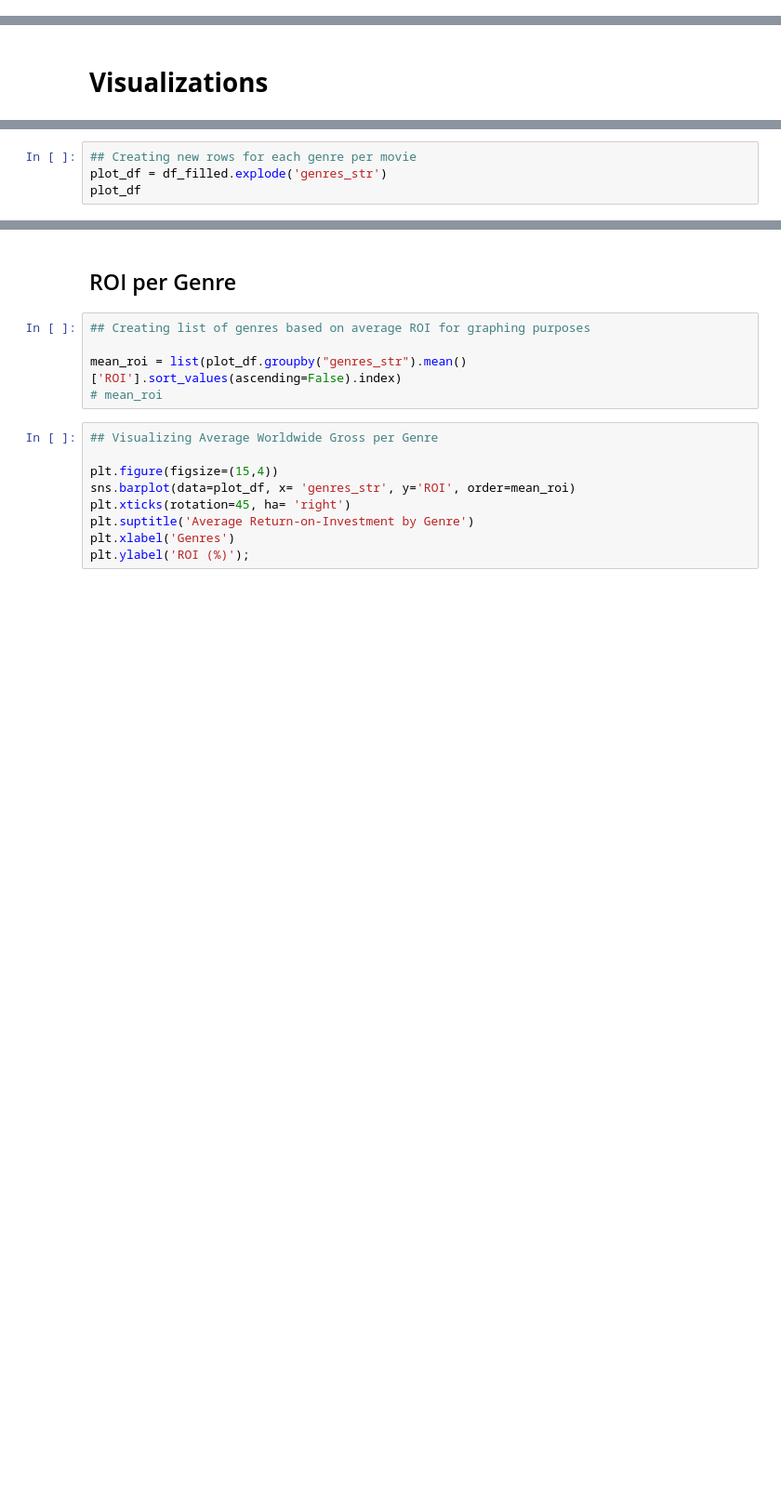
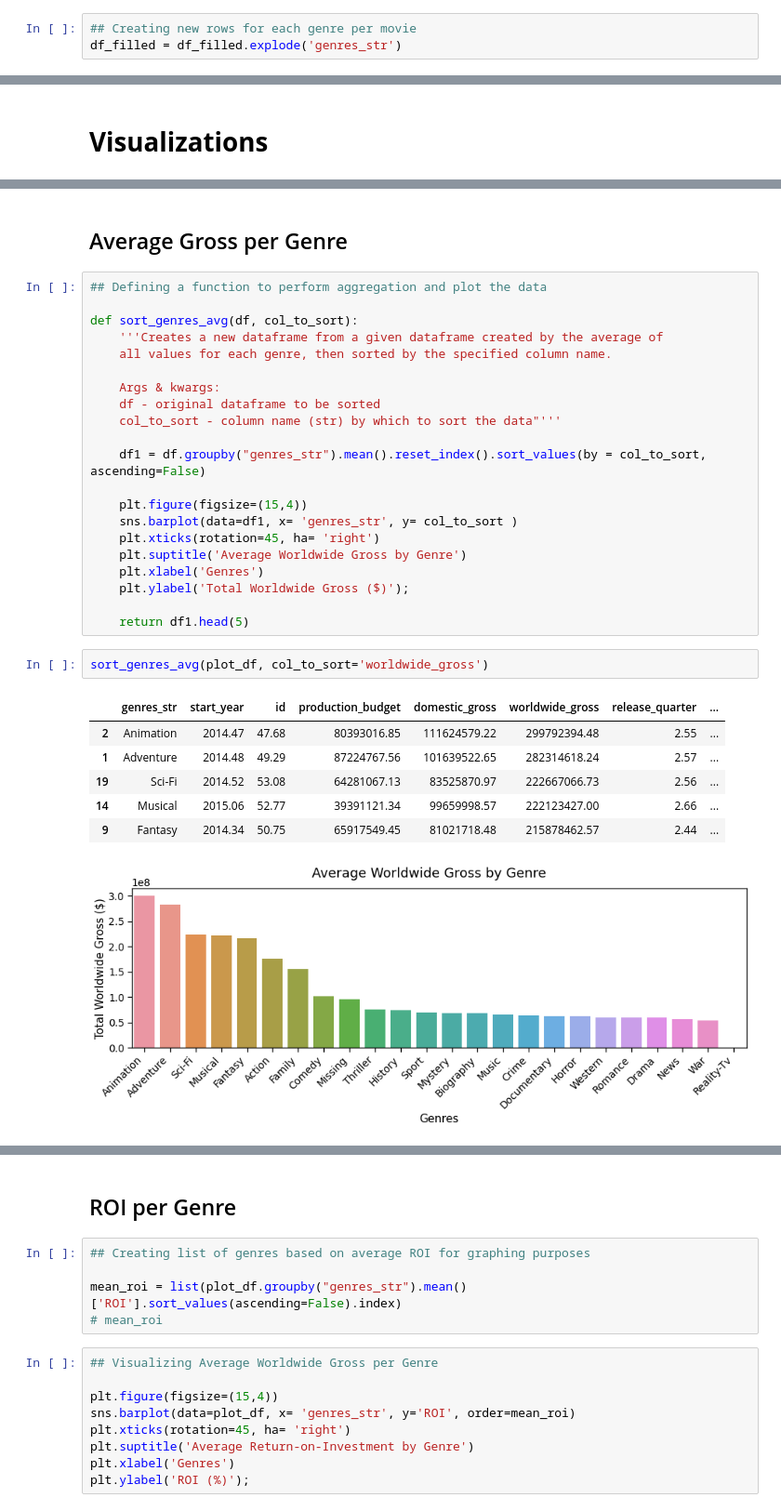
Before and after one commit to BenJMcCarty/BMC_P1P_Redo, a Jupyter notebook: student.ipynb, the cells around one changed output, grey strips where cells are left out. Shown at 93% size. Saved outputs shown, nothing was run; the diff lists cells and outputs as text; blank space fills up the shorter version.

```diff
--- a/student.ipynb
+++ b/student.ipynb
@@ -586,3 +570,6 @@ df_filled
+# %%
+## Creating new rows for each genre per movie
+df_filled = df_filled.explode('genres_str')
 # %% [markdown]
 ## Creating Profit and ROI
 # %%
@@ -665,4 +627,0 @@ sum_gross_ww
-# %%
-## Creating new rows for each genre per movie
-plot_df = df_filled.explode('genres_str')
-plot_df
@@ -682,0 +689,33 @@ plot_df
+# %% [markdown]
+## Average Gross per Genre
+# %%
+## Defining a function to perform aggregation and plot the data
+
+def sort_genres_avg(df, col_to_sort):
+    '''Creates a new dataframe from a given dataframe created by the average of
+    all values for each genre, then sorted by the specified column name.
+
+    Args & kwargs:
+    df - original dataframe to be sorted
+    col_to_sort - column name (str) by which to sort the data"'''
+
+    df1 = df.groupby("genres_str").mean().reset_index().sort_values(by = col_to_sort, ascending=False)
+
+    plt.figure(figsize=(15,4))
+    sns.barplot(data=df1, x= 'genres_str', y= col_to_sort )
+    plt.xticks(rotation=45, ha= 'right')
+    plt.suptitle('Average Worldwide Gross by Genre')
+    plt.xlabel('Genres')
+    plt.ylabel('Total Worldwide Gross ($)');
+
+    return df1.head(5)
+# %%
+sort_genres_avg(plot_df, col_to_sort='worldwide_gross')
+# %% [output]
+|  | genres_str | start_year | id | production_budget | domestic_gross | worldwide_gross | release_quarter | ... |
+| 2 | Animation | 2014.47 | 47.68 | 80393016.85 | 111624579.22 | 299792394.48 | 2.55 | ... |
+| 1 | Adventure | 2014.48 | 49.29 | 87224767.56 | 101639522.65 | 282314618.24 | 2.57 | ... |
+| 19 | Sci-Fi | 2014.52 | 53.08 | 64281067.13 | 83525870.97 | 222667066.73 | 2.56 | ... |
+| 14 | Musical | 2015.06 | 52.77 | 39391121.34 | 99659998.57 | 222123427.00 | 2.66 | ... |
+| 9 | Fantasy | 2014.34 | 50.75 | 65917549.45 | 81021718.48 | 215878462.57 | 2.44 | ... |
+[figure, added]
```
Also changed, not shown: parts of 20 cells of this notebook.
